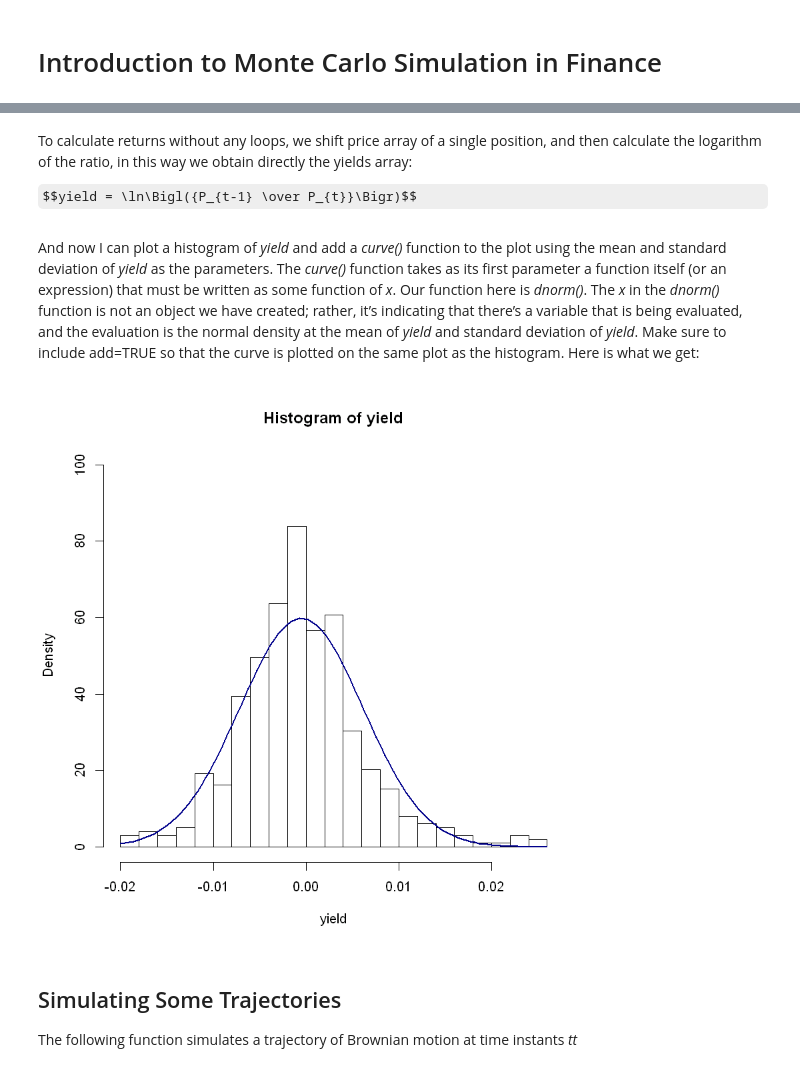
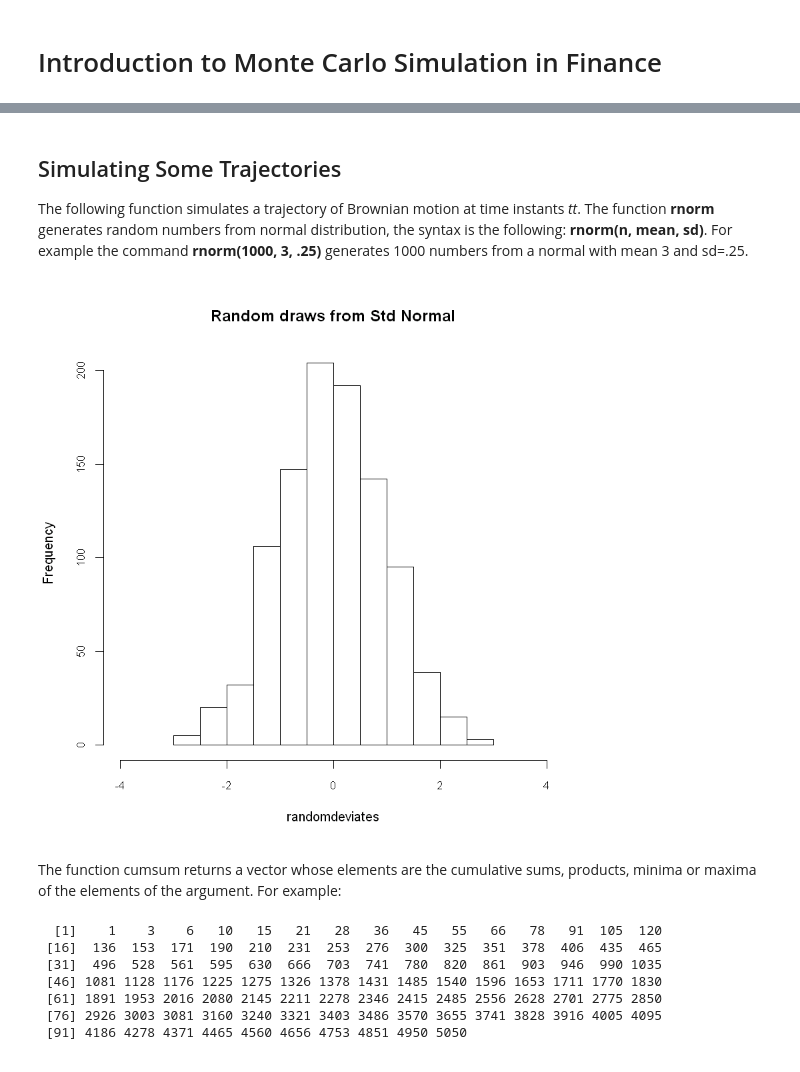
Before and after one commit to polyhedron-gdl/introduction-to-monte-carlo-for-finance, a Jupyter notebook: notebooks/n01_mcs.ipynb, the cells around one changed output, grey strips where cells are left out. Cells and saved outputs as stored; diff of their text form; code cells hidden in the pictures; some formulas as TeX source.

```diff
--- a/notebooks/n01_mcs.ipynb
+++ b/notebooks/n01_mcs.ipynb
@@ -26,4 +2,0 @@ The following objects are masked from ts (pos = 4):
-# %% [markdown]
-To calculate returns without any loops, we shift price array of a single position, and then calculate the logarithm of the ratio, in this way we obtain directly the yields array:
-
-$$yield = \ln\Bigl({P_{t-1} \over P_{t}}\Bigr)$$
@@ -35,11 +3,21 @@ yield[1] <- 0
-# %% [markdown]
-And now I can plot a histogram of *yield*  and add a *curve()* function to the plot using the mean and standard deviation of *yield* as the parameters. The *curve()* function takes as its first parameter a function itself (or an expression) that must be written as some function of *x*.  Our function here is *dnorm()*. The *x* in the *dnorm()* function is not an object we have created; rather, it’s indicating that there’s a variable that is being evaluated, and the evaluation is the normal density at the mean of *yield* and standard deviation of *yield*. Make sure to include add=TRUE so that the curve is plotted on the same plot as the histogram.  Here is what we get:
-# %%
-hist(yield, prob=TRUE, ylim=c(0,100), breaks=20)
-curve(dnorm(x, mean(yield), sd(yield)), add=TRUE, col="darkblue", lwd=2)
-# %% [output]
-[figure, removed]
 # %% [markdown]
 ## Simulating Some Trajectories
 
-The following function simulates a trajectory of Brownian motion at time instants *tt*
+The following function simulates a trajectory of Brownian motion at time instants *tt*. The function **rnorm** generates random numbers from normal distribution, the syntax is the following: **rnorm(n, mean, sd)**. For example the command **rnorm(1000, 3, .25)** generates 1000 numbers from a normal with mean 3 and sd=.25.
+# %%
+randomdeviates<-rnorm(1000,0,1)
+hist(randomdeviates, main="Random draws from Std Normal", cex.axis=.8, xlim=c(-4,4))
+# %% [output]
+[figure, added]
+# %% [markdown]
+The function cumsum returns a vector whose elements are the cumulative sums, products, minima or maxima of the elements of the argument. For example:
+# %%
+cumsum(1:100)
+# %% [output]
+  [1]    1    3    6   10   15   21   28   36   45   55   66   78   91  105  120
+ [16]  136  153  171  190  210  231  253  276  300  325  351  378  406  435  465
+ [31]  496  528  561  595  630  666  703  741  780  820  861  903  946  990 1035
+ [46] 1081 1128 1176 1225 1275 1326 1378 1431 1485 1540 1596 1653 1711 1770 1830
+ [61] 1891 1953 2016 2080 2145 2211 2278 2346 2415 2485 2556 2628 2701 2775 2850
+ [76] 2926 3003 3081 3160 3240 3321 3403 3486 3570 3655 3741 3828 3916 4005 4095
+ [91] 4186 4278 4371 4465 4560 4656 4753 4851 4950 5050
```
Also changed, not shown: parts of 7 cells of this notebook.
